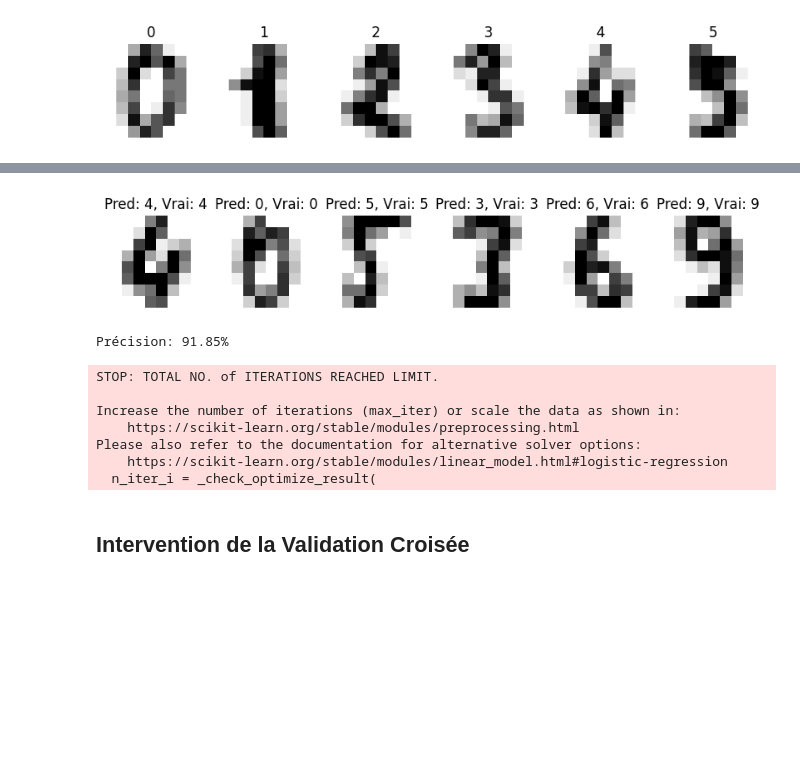
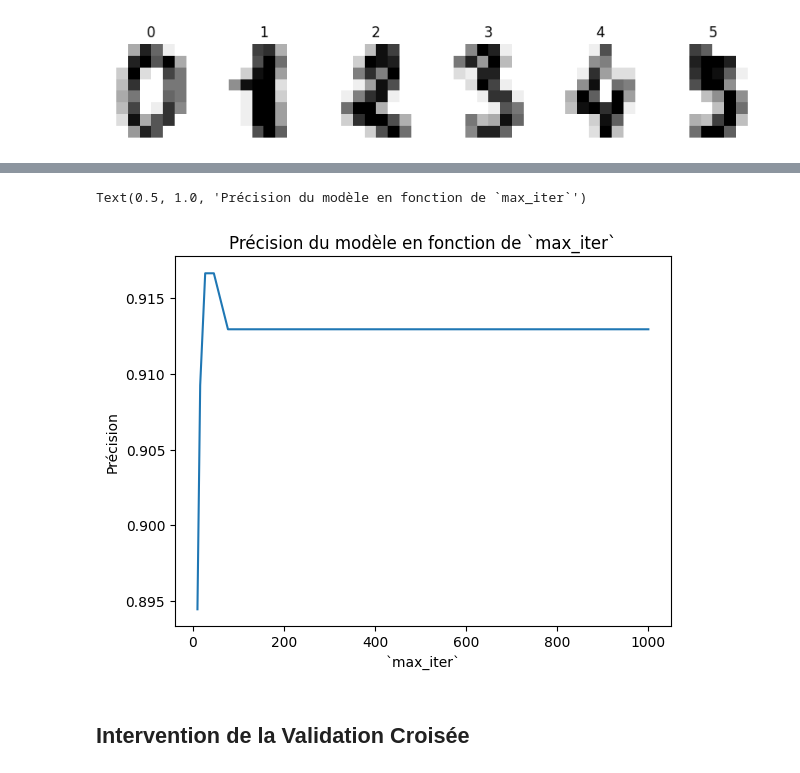
Before and after one commit to AlixANNERAUD/Cross_validation_presentation, a Jupyter notebook: Presentation.ipynb, the cells around one changed output, grey strips where cells are left out. Drawn from its saved outputs; the diff is of its cells as text; code cells hidden in the pictures; blank space fills up the shorter version.

```diff
--- a/Presentation.ipynb
+++ b/Presentation.ipynb
@@ -91,12 +149,15 @@ agrandir réduire la taille du test set pour avoir plus de donnée d'entrainemen
 # %%
-# - Création et entraînement du modèle
-clf = LogisticRegression(max_iter=1000) # max_iter est l'hyperparamètre que l'on veut régler
-clf.fit(X_entrainement, y_entrainement)
+maximum_iterations = np.logspace(1, 3, 10, dtype=int)
+precisions = []
 
-# Prédiction du model sur le jeu de test
-prediction = clf.predict(X_test)
+for max_iter in maximum_iterations:
+    # - Création et entraînement du modèle
+    regression = LogisticRegression(max_iter=max_iter)
+    regression.fit(X_entrainement, y_entrainement)
 
-# Calcul de la précision du modèle
-precision = accuracy_score(y_test, prediction)
-print("Précision: {:.2f}%".format(precision * 100))
+    # - Prédiction du model sur le jeu de test
+    predictions = regression.predict(X_test)
+
+    # - Calcul de la précision du modèle
+    precisions.append(accuracy_score(y_test, predictions))
 # %% [output]
@@ -104,31 +181,12 @@ Précision: 91.30%
-# %%
-_, axes = plt.subplots(nrows=1, ncols=6, figsize=(10, 5))
-for ax, image, prediction, true_label in zip(axes, X_test.reshape(-1, 8, 8), prediction, y_test):
-    ax.set_axis_off()
-    ax.imshow(image, cmap=plt.cm.gray_r, interpolation='nearest')
-    ax.set_title(f'Pred: {prediction}, Vrai: {true_label}')
-# %% [output]
-[figure, removed]
-# %%
-# - Création et entraînement du modèle
-clf = LogisticRegression(max_iter=30) # max_iter est l'hyperparamètre que l'on veut régler
-clf.fit(X_entrainement, y_entrainement)
-
-# Prédiction du model sur le jeu de test
-prediction = clf.predict(X_test)
-
-# Calcul de la précision du modèle
-precision = accuracy_score(y_test, prediction)
-print("Précision: {:.2f}%".format(precision * 100))
-# %% [output]
-Précision: 91.85%
-STOP: TOTAL NO. of ITERATIONS REACHED LIMIT.
-
-Increase the number of iterations (max_iter) or scale the data as shown in:
-    https://scikit-learn.org/stable/modules/preprocessing.html
-Please also refer to the documentation for alternative solver options:
-    https://scikit-learn.org/stable/modules/linear_model.html#logistic-regression
-  n_iter_i = _check_optimize_result(
+# %%
+# - Affichage des précisions
+plt.plot(maximum_iterations, precisions)
+plt.xlabel('`max_iter`')
+plt.ylabel('Précision')
+plt.title('Précision du modèle en fonction de `max_iter`')
+# %% [output]
+Text(0.5, 1.0, 'Précision du modèle en fonction de `max_iter`')
+[figure, added]
 # %% [markdown]
 ## Intervention de la Validation Croisée
 # %%
```
Also changed, not shown: parts of 24 cells of this notebook.
